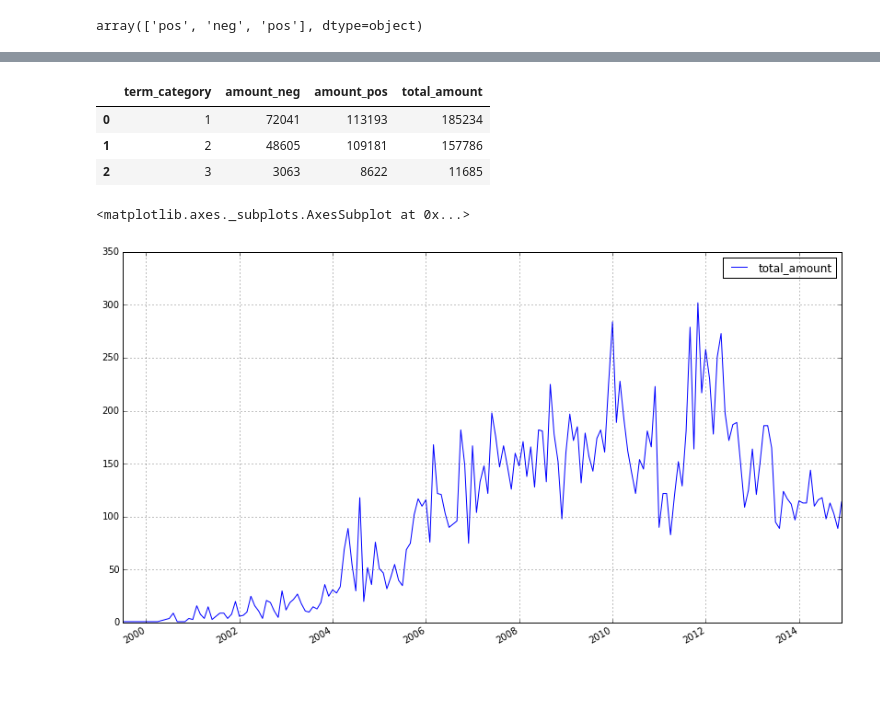
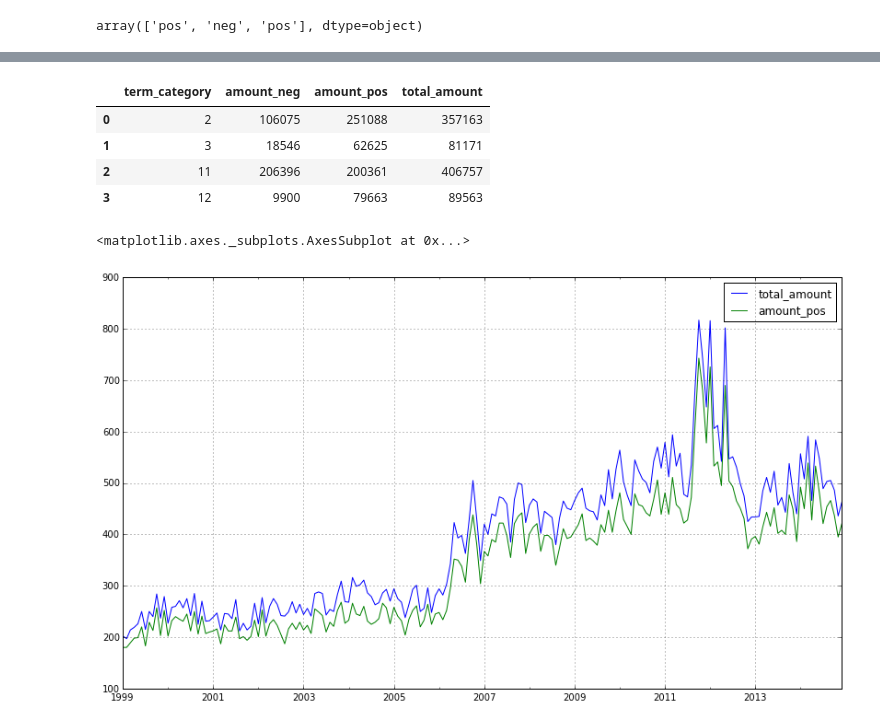
Before and after one commit to mavillard/liwc, a Jupyter notebook: csv_to_nytimes.ipynb, the cells around one changed output, grey strips where cells are left out. Saved outputs shown, nothing was run; the diff lists cells and outputs as text; code cells hidden in the pictures; blank space fills up the shorter version.

```diff
--- a/csv_to_nytimes.ipynb
+++ b/csv_to_nytimes.ipynb
@@ -214,4 +222,4 @@ def diff_month(d1, d2):
 # assert diff_month(datetime(2009,11,1), datetime(2010,10,1)) == 11
 # assert diff_month(datetime(2009,8,1), datetime(2010,10,1)) == 14
 # %%
-data['n_month'] = data.pub_date.apply(lambda x: diff_month(datetime(1999, 1, 1), x.date()))
+sentiment_data['n_month'] = sentiment_data.pub_date.apply(lambda x: diff_month(datetime(1999, 1, 1), x.date()))
@@ -222,26 +226,27 @@ total_grouped.aggregate({'indexes_to_delete': indexes_to_delete})
 # %%
-data2 = Data(data_df)
+data2 = blaze.Data(sentiment_data)
 # %%
-by(data2.term_category,
+blaze.by(data2.term_category,
    total_amount=data2.sentiment.count(),
    amount_pos=data2[data2.sentiment == 'pos'].sentiment.count(),
    amount_neg=data2[data2.sentiment == 'neg'].sentiment.count()
 )
 # %% [output]
 |  | term_category | amount_neg | amount_pos | total_amount |
-| 0 | 1 | 72041 | 113193 | 185234 |
-| 1 | 2 | 48605 | 109181 | 157786 |
-| 2 | 3 | 3063 | 8622 | 11685 |
+| 0 | 2 | 106075 | 251088 | 357163 |
+| 1 | 3 | 18546 | 62625 | 81171 |
+| 2 | 11 | 206396 | 200361 | 406757 |
+| 3 | 12 | 9900 | 79663 | 89563 |
 # %%
 %matplotlib inline
 # %%
-xx = by(merge(data2.term, data2.n_month),
+xx = blaze.by(blaze.merge(data2.term, data2.n_month),
    total_amount=data2.sentiment.count(),
    amount_pos=data2[data2.sentiment == 'pos'].sentiment.count(),
    amount_neg=data2[data2.sentiment == 'neg'].sentiment.count()
 )
 # %%
-dd = odo(xx[xx.term == 'Google'], DataFrame)
+dd = blaze.odo(xx[xx.term == 'founder'], pd.DataFrame)
 # %%
 dd.set_index('n_month', inplace=True)
 # %%
@@ -250,9 +255,9 @@ dd.index = [datetime.strptime("1999-01-01", "%Y-%m-%d") + relativedelta(months=i
 dd['amount_neg_rate'] = dd['amount_neg'] / dd['total_amount']
 dd['amount_pos_rate'] = dd['amount_pos'] / dd['total_amount']
 # %%
-dd[['total_amount']].plot(figsize=(14,8))
+dd[['total_amount', 'amount_pos']].plot(figsize=(14,8))
 # %% [output]
 <matplotlib.axes._subplots.AxesSubplot at 0x...>
-[figure, old version]
+[figure, new version]
 # %%
 dd.index = ind
```
Also changed, not shown: parts of 15 cells of this notebook, 6 other files.
